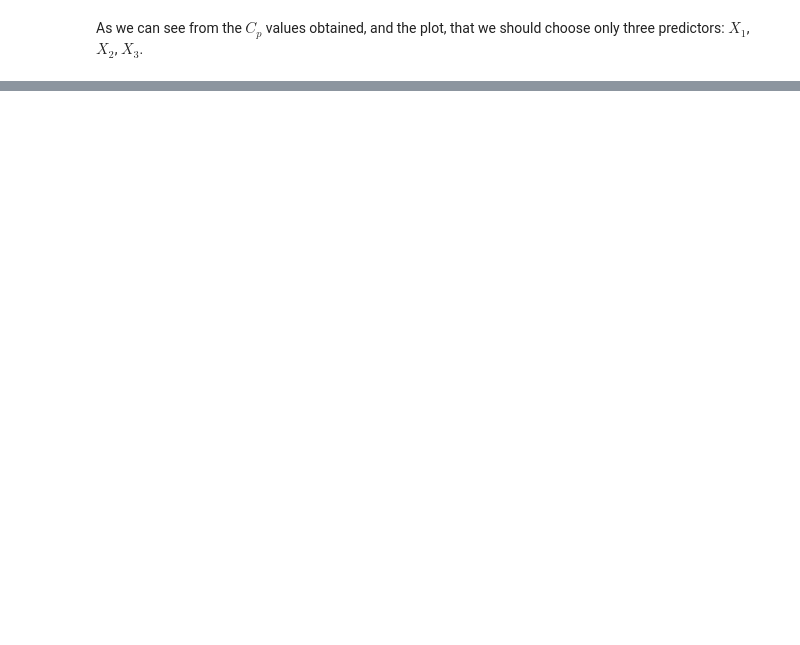
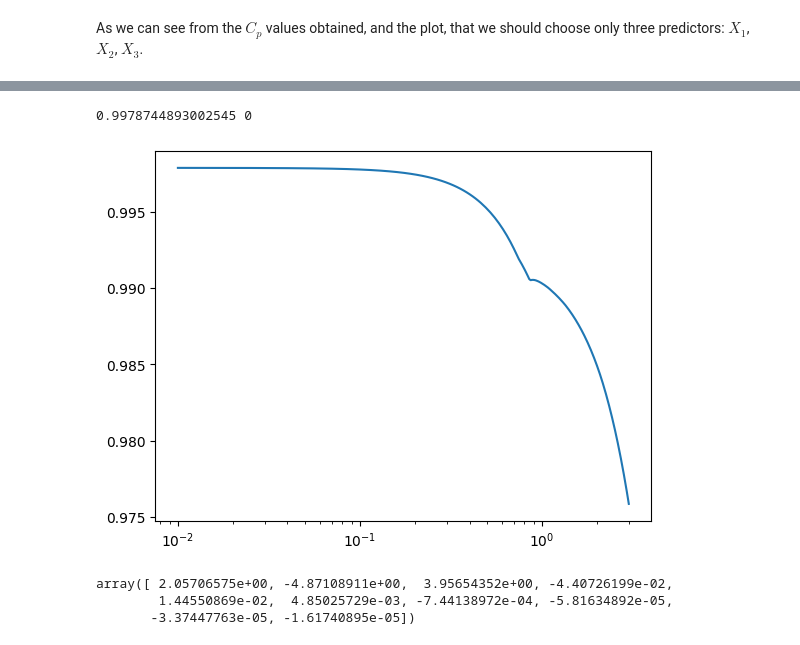
Before and after one commit to deusdevok/ISLP_Python, a Jupyter notebook: Chapter 6/Exercise8.ipynb, the cells around one changed output, grey strips where cells are left out. Saved outputs shown, nothing was run; the diff lists cells and outputs as text; code cells hidden in the pictures; blank space fills up the shorter version.

```diff
--- a/Chapter 6/Exercise8.ipynb
+++ b/Chapter 6/Exercise8.ipynb
@@ -156,0 +165,52 @@ plt.grid()
+# %%
+# Lasso
+
+alphas = np.linspace(0.01, 3, 200)
+y = data['Y']
+# c = []
+# x1 = []
+# x2 = []
+# x3 = []
+# x4 = []
+# x5 = []
+# x6 = []
+scores = []
+for alpha in alphas:
+    lasso = Lasso(alpha=alpha)
+    X = data[columns]
+    lasso.fit(X, y)
+    scores.append(lasso.score(X, y))
+    #print('score:', alpha, lasso.score(X, y))
+    # c.append(lasso.coef_)
+    # x1.append(lasso.coef_[0])
+    # x2.append(lasso.coef_[1])
+    # x3.append(lasso.coef_[2])
+    # x4.append(lasso.coef_[3])
+    # x5.append(lasso.coef_[4])
+    # x6.append(lasso.coef_[5])
+# %%
+alpha_x = np.log(alphas)
+plt.plot(alphas, scores)
+plt.xscale('log')
+# plt.yscale('log')
+# plt.plot(alpha_x, x1, label='x1')
+# plt.plot(alpha_x, x2, label='x2')
+# plt.plot(alpha_x, x3, label='x3')
+# plt.plot(alpha_x, x4, label='x4')
+# plt.plot(alpha_x, x5, label='x5')
+# plt.plot(alpha_x, x6, label='x6')
+# plt.legend()
+print(max(scores), np.argmax(scores))
+# %% [output]
+0.9978744893002545 0
+[figure, added]
+# %%
+lasso = Lasso(alpha=0.01)
+y = data['Y']
+X = data[columns]
+lasso.fit(X, y)
+lasso.coef_
+# %% [output]
+array([ 2.05706575e+00, -4.87108911e+00,  3.95654352e+00, -4.40726199e-02,
+        1.44550869e-02,  4.85025729e-03, -7.44138972e-04, -5.81634892e-05,
+       -3.37447763e-05, -1.61740895e-05])
```
Also changed, not shown: parts of 12 cells of this notebook.
